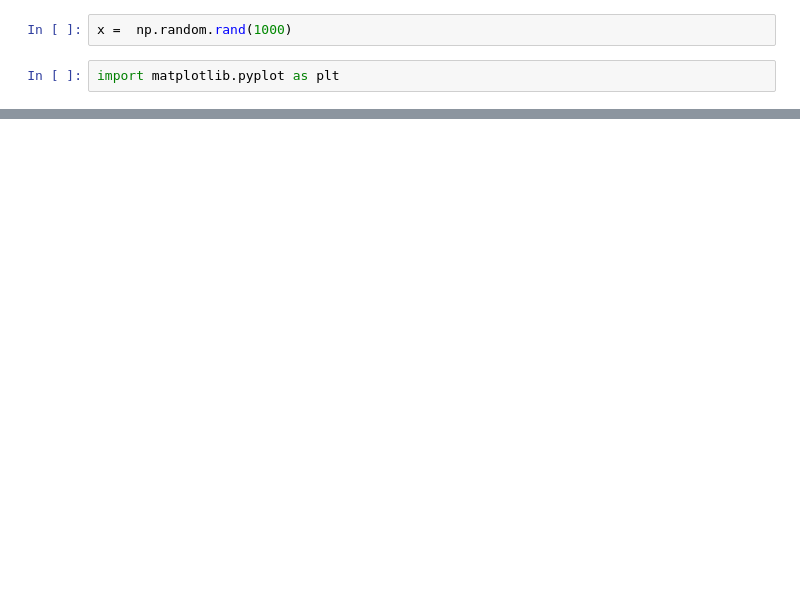
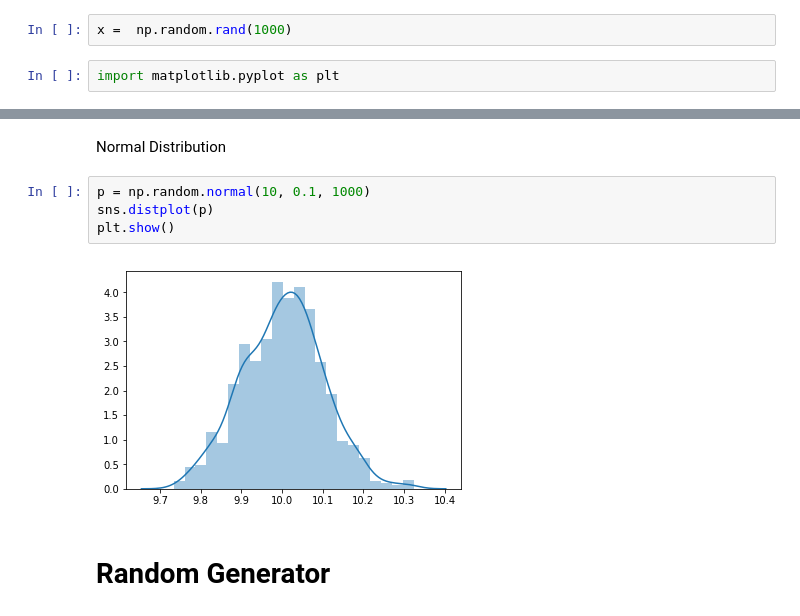
Before and after one commit to RitRa/Numpy_random, a Jupyter notebook: numpy-random.ipynb, the cells around one changed output, grey strips where cells are left out. Drawn from its saved outputs; the diff is of its cells as text; blank space fills up the shorter version.

```diff
--- a/numpy-random.ipynb
+++ b/numpy-random.ipynb
@@ -32,0 +60,10 @@ plt.show()
+# %% [markdown]
+Normal Distribution
+# %%
+p = np.random.normal(10, 0.1, 1000)
+sns.distplot(p)
+plt.show()
+# %% [output]
+[figure, added]
+# %% [markdown]
+# Random Generator
```
Also changed, not shown: parts of 10 cells of this notebook.
